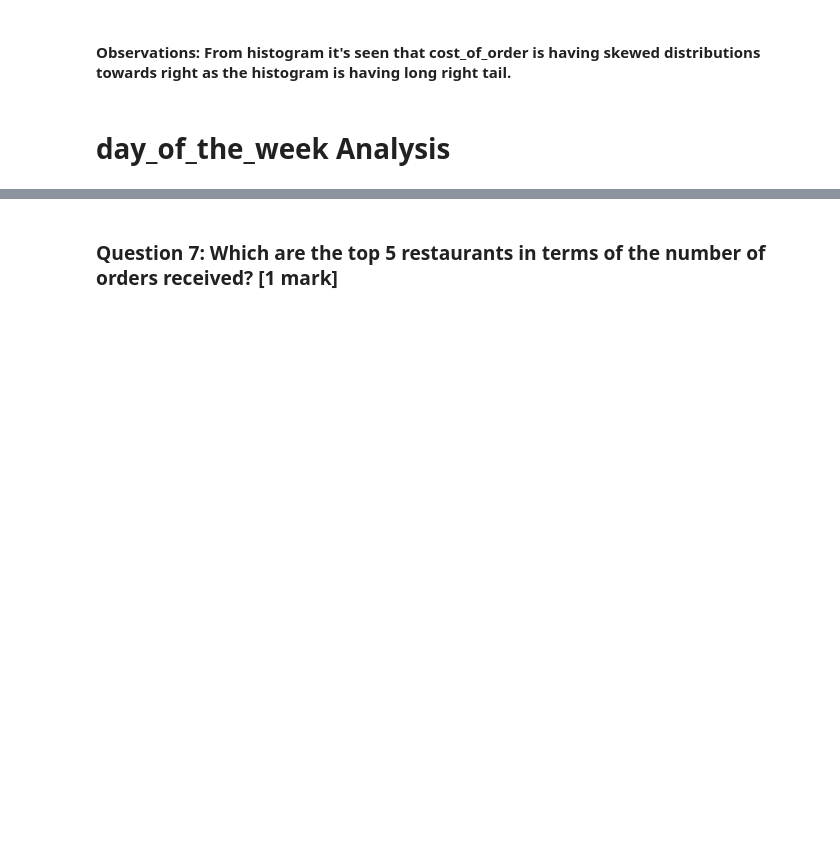
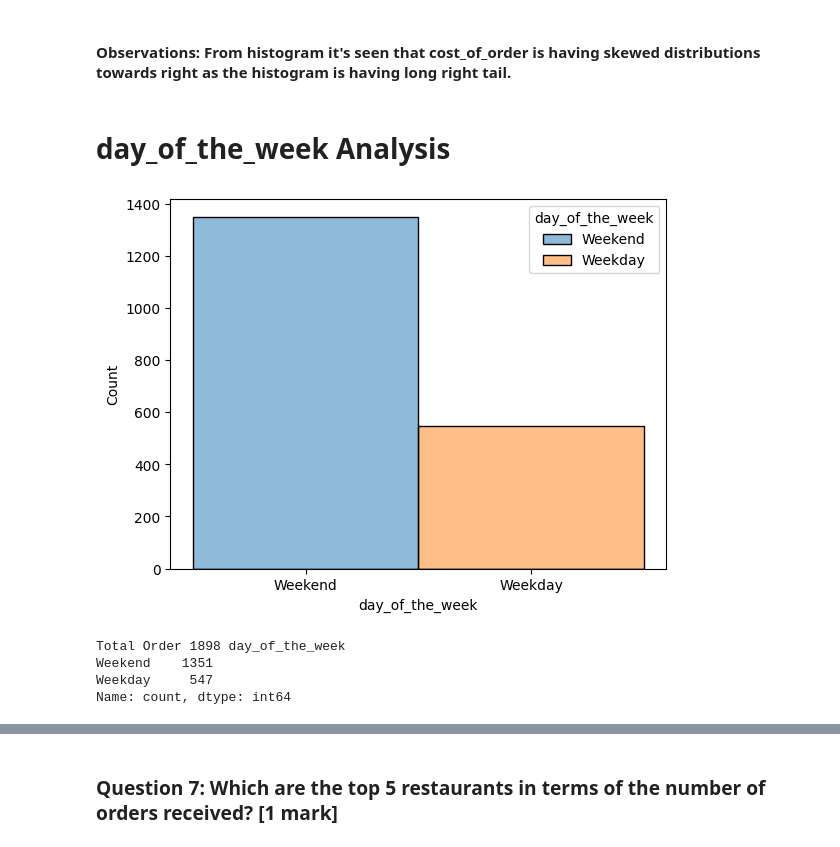
Before and after one commit to Rajesh2015/FoodHub-Data-Analysis, a Jupyter notebook: FoodHub-EDA.ipynb, the cells around one changed output, grey strips where cells are left out. Cells and saved outputs as stored; diff of their text form; code cells hidden in the pictures; blank space fills up the shorter version.

```diff
--- a/FoodHub-EDA.ipynb
+++ b/FoodHub-EDA.ipynb
@@ -440,3 +440,15 @@ sns.histplot(data=food_df,x='cost_of_the_order',stat='density',color='red');
 #### Observations: From histogram it's seen that cost_of_order is having skewed distributions towards right as the histogram is having long right tail.
 # %% [markdown]
 # day_of_the_week Analysis
+# %%
+sns.histplot(data=food_df,x='day_of_the_week',color='red',hue='day_of_the_week',stat='count');
+# %% [output]
+[figure, added]
+# %%
+
+print(f"Total Order {food_df.day_of_the_week.count()} {food_df.day_of_the_week.value_counts()}")
+# %% [output]
+Total Order 1898 day_of_the_week
+Weekend    1351
+Weekday     547
+Name: count, dtype: int64
```
Also changed, not shown: parts of 5 cells of this notebook.
